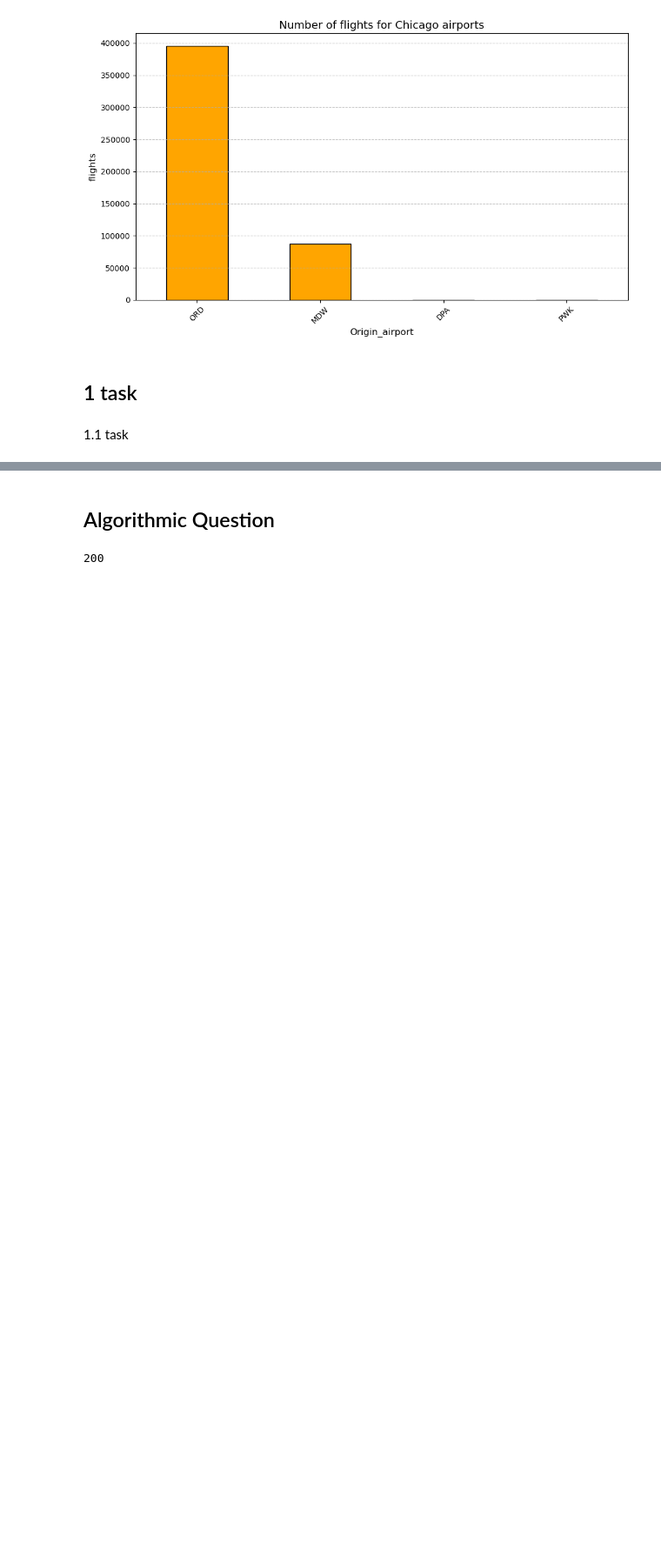
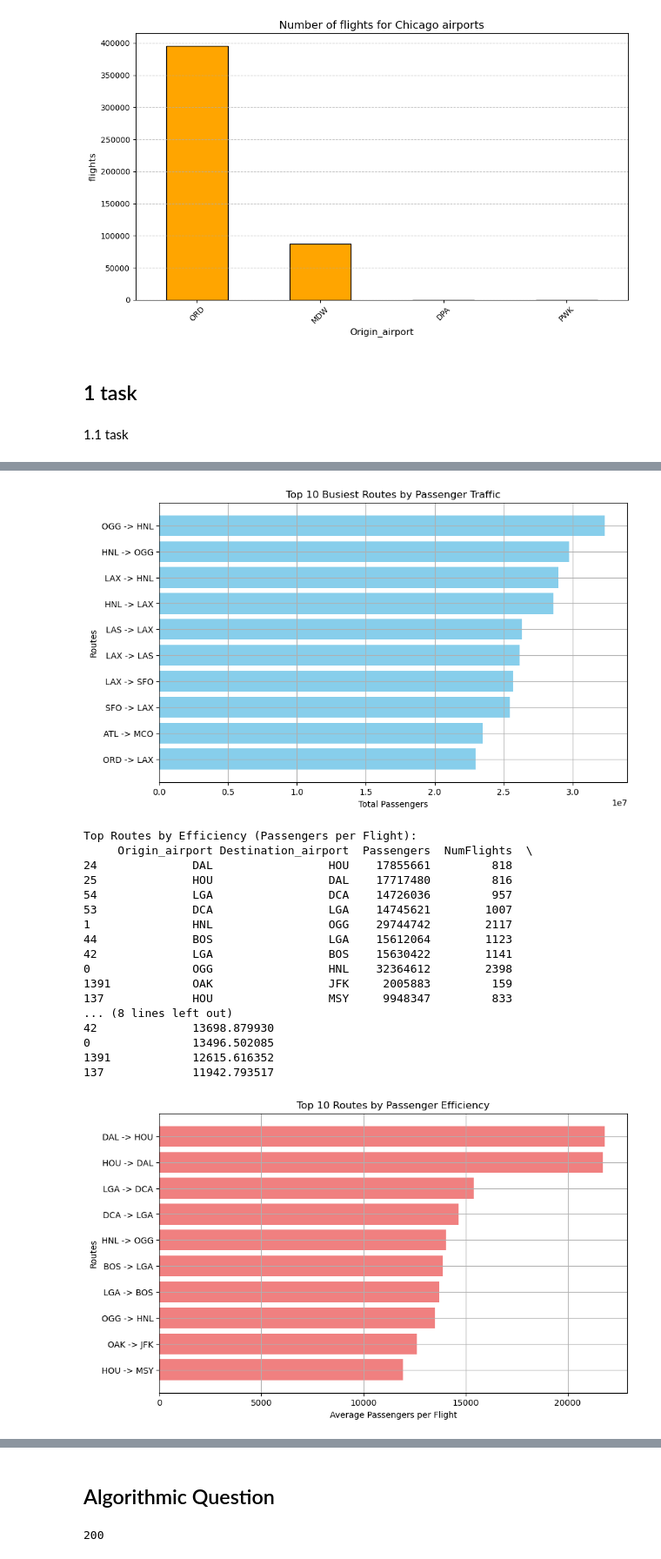
Before and after one commit to khalmatay/ADM-HW5, a Jupyter notebook: main.ipynb, the cells around one changed output, grey strips where cells are left out. Shown: that part at 87% size. Drawn from its saved outputs; the diff is of its cells as text; code cells hidden in the pictures; blank space fills up the shorter version.

```diff
--- a/main.ipynb
+++ b/main.ipynb
@@ -404,0 +418,22 @@ def analyze_graph_features(flight_network):
+# %%
+analyze_passenger_flow(df)
+# %% [output]
+[figure, added]
+Top Routes by Efficiency (Passengers per Flight):
+     Origin_airport Destination_airport  Passengers  NumFlights  \
+24              DAL                 HOU    17855661         818
+25              HOU                 DAL    17717480         816
+54              LGA                 DCA    14726036         957
+53              DCA                 LGA    14745621        1007
+1               HNL                 OGG    29744742        2117
+44              BOS                 LGA    15612064        1123
+42              LGA                 BOS    15630422        1141
+0               OGG                 HNL    32364612        2398
+1391            OAK                 JFK     2005883         159
+137             HOU                 MSY     9948347         833
+... (8 lines left out)
+42              13698.879930
+0               13496.502085
+1391            12615.616352
+137             11942.793517
+[figure, added]
```
Also changed, not shown: parts of 12 cells of this notebook.
